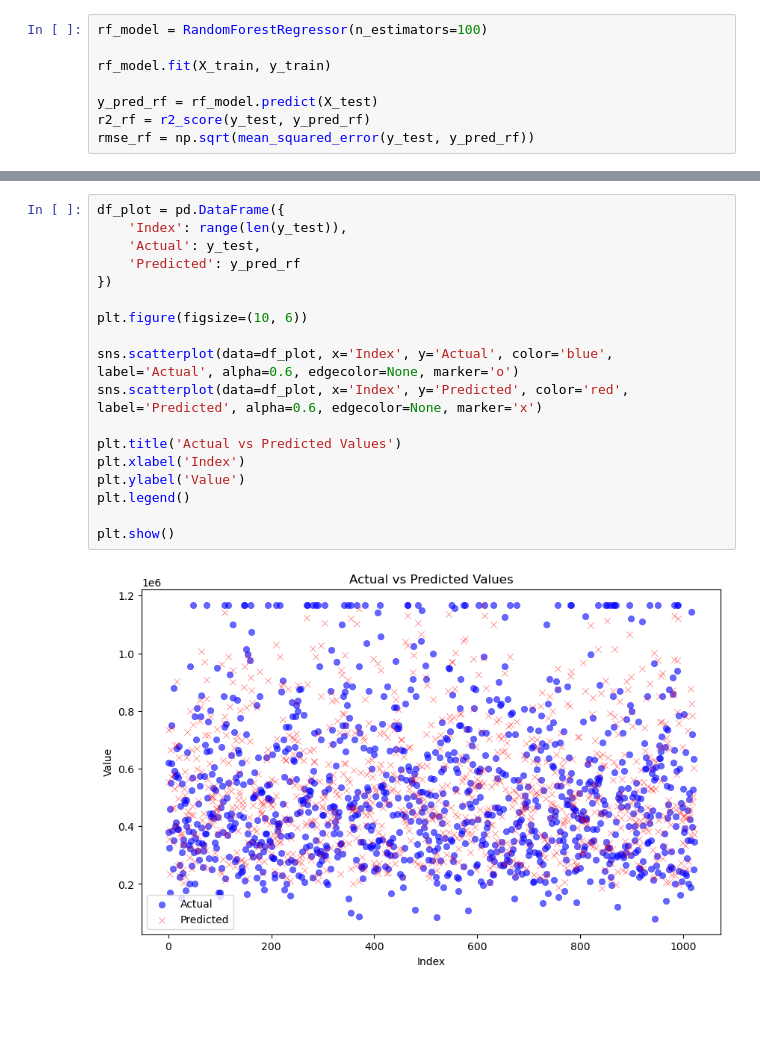
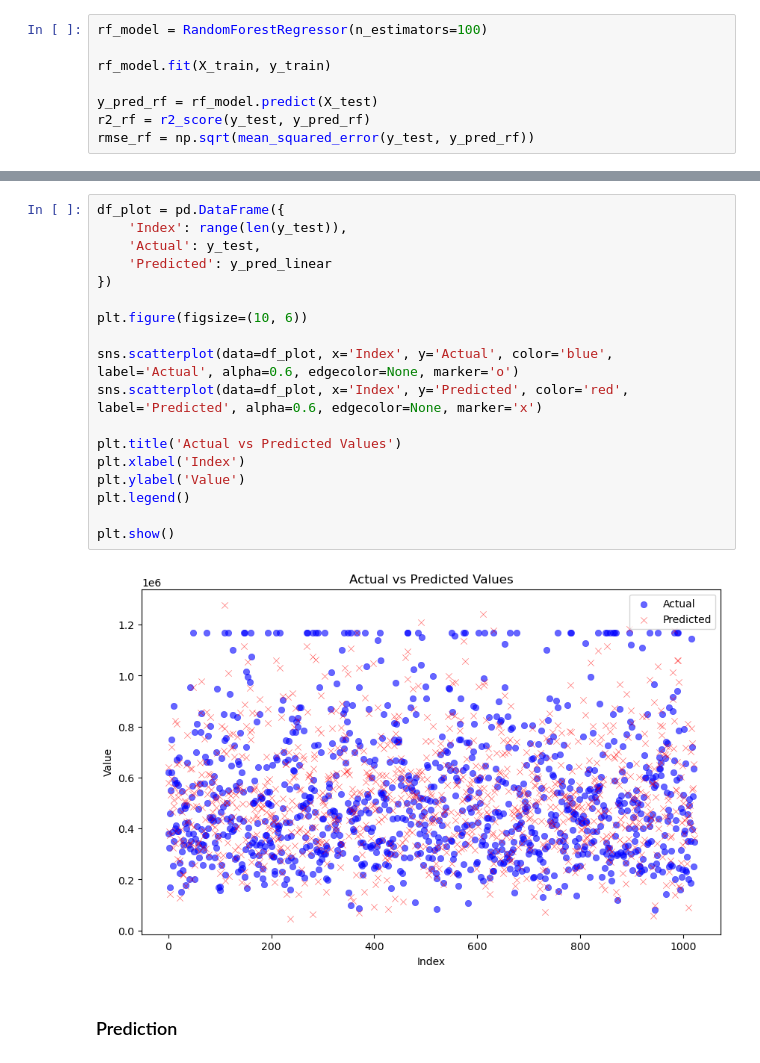
Before and after one commit to ayberkozcan/regression-exercises, a Jupyter notebook: Analyzing USA House Prices/analyzing_USA_house_prices.ipynb, the cells around one changed output, grey strips where cells are left out. Saved outputs shown, nothing was run; the diff lists cells and outputs as text; blank space fills up the shorter version.

```diff
--- a/Analyzing USA House Prices/analyzing_USA_house_prices.ipynb
+++ b/Analyzing USA House Prices/analyzing_USA_house_prices.ipynb
@@ -679,20 +834,22 @@ plt.plot([y_test.min(), y_test.max()], [y_test.min(), y_test.max()], 'r--', line
 # %%
 df_plot = pd.DataFrame({
     'Index': range(len(y_test)),
     'Actual': y_test,
-    'Predicted': y_pred_rf
+    'Predicted': y_pred_linear
 })
 
 plt.figure(figsize=(10, 6))
 
 sns.scatterplot(data=df_plot, x='Index', y='Actual', color='blue', label='Actual', alpha=0.6, edgecolor=None, marker='o')
 sns.scatterplot(data=df_plot, x='Index', y='Predicted', color='red', label='Predicted', alpha=0.6, edgecolor=None, marker='x')
 
 plt.title('Actual vs Predicted Values')
 plt.xlabel('Index')
 plt.ylabel('Value')
 plt.legend()
 
 plt.show()
 # %% [output]
-[figure, old version]
+[figure, new version]
+# %% [markdown]
+### Prediction
```
Also changed, not shown: parts of 32 cells of this notebook.
